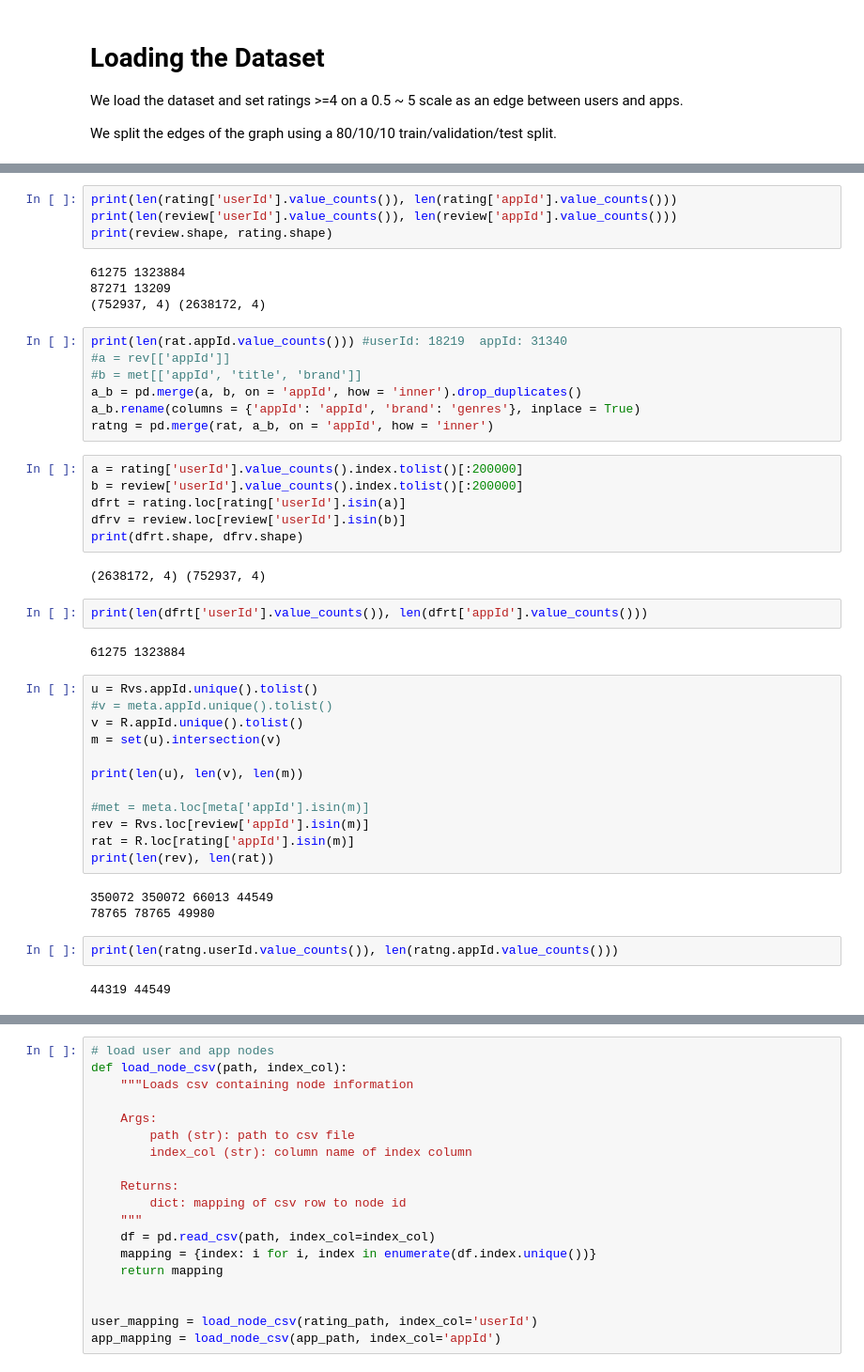
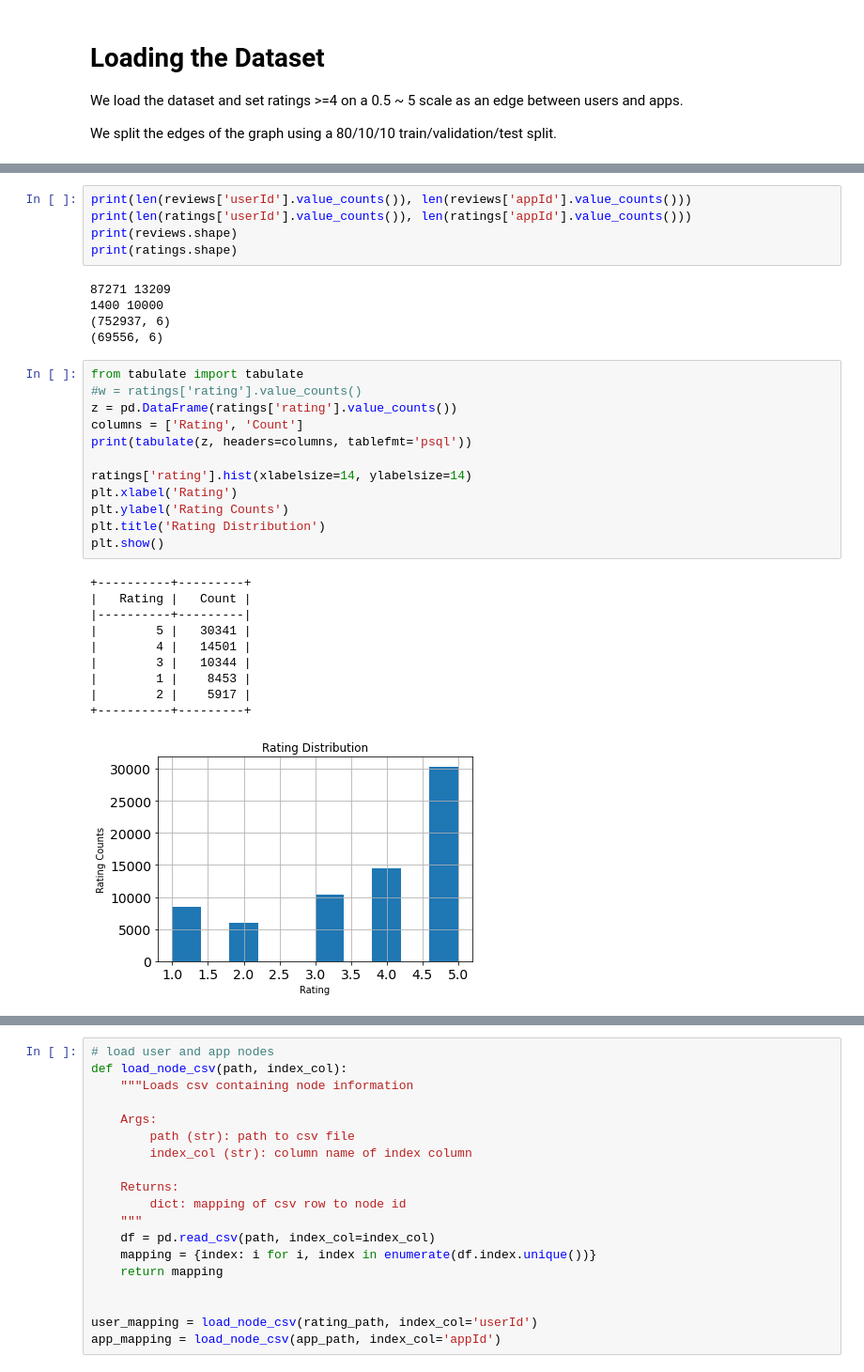
Before and after one commit to mequanent/App-Recommendation-Exercises, a Jupyter notebook: App Recommendation using LightGCN via Pytorch Geometric.ipynb, the cells around one changed output, grey strips where cells are left out. Shown at 94% size. Drawn from its saved outputs; the diff is of its cells as text.

```diff
--- a/App Recommendation using LightGCN via Pytorch Geometric.ipynb
+++ b/App Recommendation using LightGCN via Pytorch Geometric.ipynb
@@ -79,49 +90,36 @@ review[:2]
 # %%
-print(len(rating['userId'].value_counts()), len(rating['appId'].value_counts()))
-print(len(review['userId'].value_counts()), len(review['appId'].value_counts()))
-print(review.shape, rating.shape)
+print(len(reviews['userId'].value_counts()), len(reviews['appId'].value_counts()))
+print(len(ratings['userId'].value_counts()), len(ratings['appId'].value_counts()))
+print(reviews.shape)
+print(ratings.shape)
 # %% [output]
-61275 1323884
 87271 13209
-(752937, 4) (2638172, 4)
+1400 10000
+(752937, 6)
+(69556, 6)
-# %%
-print(len(rat.appId.value_counts())) #userId: 18219  appId: 31340
-#a = rev[['appId']]
-#b = met[['appId', 'title', 'brand']]
-a_b = pd.merge(a, b, on = 'appId', how = 'inner').drop_duplicates()
-a_b.rename(columns = {'appId': 'appId', 'brand': 'genres'}, inplace = True)
-ratng = pd.merge(rat, a_b, on = 'appId', how = 'inner')
-# %%
-a = rating['userId'].value_counts().index.tolist()[:200000]
-b = review['userId'].value_counts().index.tolist()[:200000]
-dfrt = rating.loc[rating['userId'].isin(a)]
-dfrv = review.loc[review['userId'].isin(b)]
-print(dfrt.shape, dfrv.shape)
-# %% [output]
-(2638172, 4) (752937, 4)
-# %%
-print(len(dfrt['userId'].value_counts()), len(dfrt['appId'].value_counts()))
-# %% [output]
-61275 1323884
-# %%
-u = Rvs.appId.unique().tolist()
-#v = meta.appId.unique().tolist()
-v = R.appId.unique().tolist()
-m = set(u).intersection(v)
-
-print(len(u), len(v), len(m))
-
-#met = meta.loc[meta['appId'].isin(m)]
-rev = Rvs.loc[review['appId'].isin(m)]
-rat = R.loc[rating['appId'].isin(m)]
-print(len(rev), len(rat))
-# %% [output]
-350072 350072 66013 44549
-78765 78765 49980
-# %%
-print(len(ratng.userId.value_counts()), len(ratng.appId.value_counts()))
-# %% [output]
-44319 44549
+# %%
+from tabulate import tabulate
+#w = ratings['rating'].value_counts()
+z = pd.DataFrame(ratings['rating'].value_counts())
+columns = ['Rating', 'Count']
+print(tabulate(z, headers=columns, tablefmt='psql'))
+
+ratings['rating'].hist(xlabelsize=14, ylabelsize=14)
+plt.xlabel('Rating')
+plt.ylabel('Rating Counts')
+plt.title('Rating Distribution')
+plt.show()
+# %% [output]
++----------+---------+
+|   Rating |   Count |
+|----------+---------|
+|        5 |   30341 |
+|        4 |   14501 |
+|        3 |   10344 |
+|        1 |    8453 |
+|        2 |    5917 |
++----------+---------+
+[figure, added]
 # %%
 leu = prep.LabelEncoder() # ['userId','appId','rating','timestamp']
 lem = prep.LabelEncoder()
```
Also changed, not shown: parts of 51 cells of this notebook.
